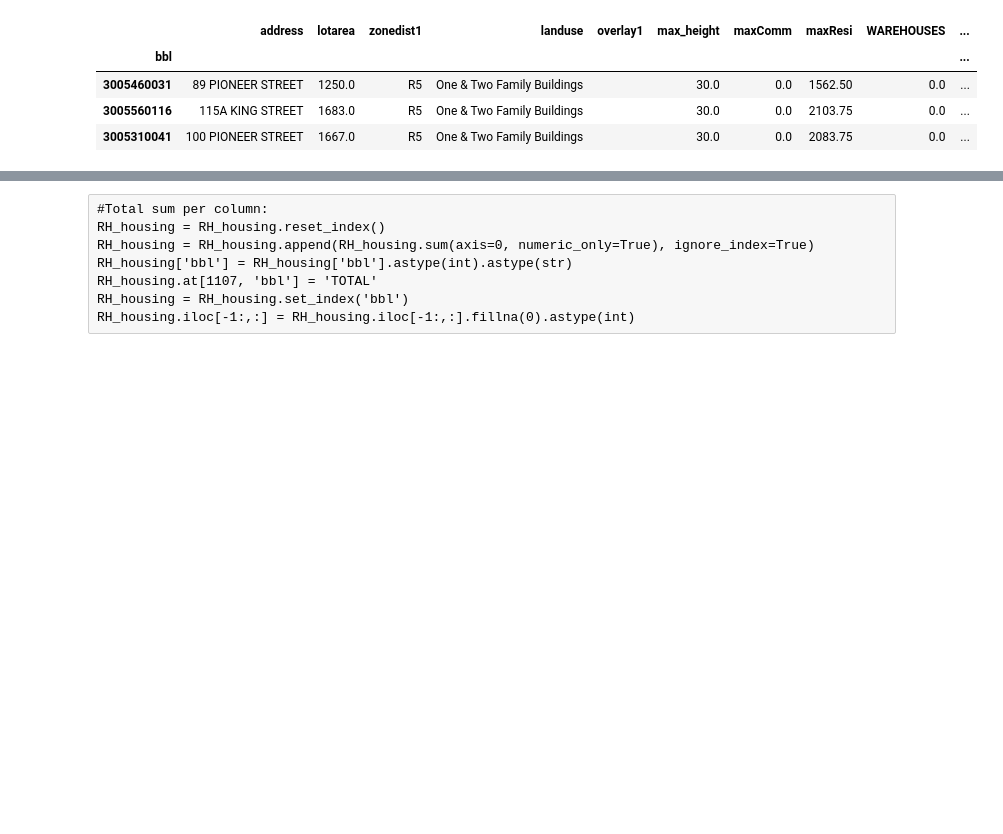
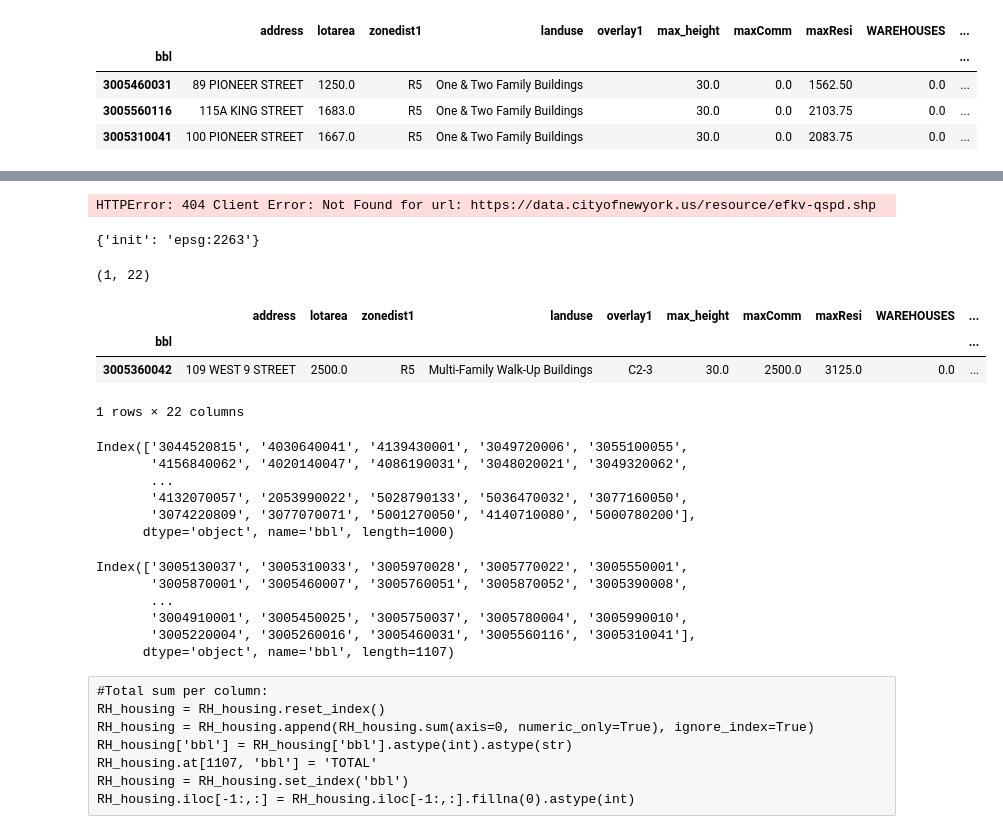
Before and after one commit to drawbrooklyn/RH_zoningAnalysis, a Jupyter notebook: Wolcott_jobs_analysis_20191025.ipynb, the cells around one changed output, grey strips where cells are left out. Drawn from its saved outputs; the diff is of its cells as text; code cells hidden in the pictures; blank space fills up the shorter version.

```diff
--- a/Wolcott_jobs_analysis_20191025.ipynb
+++ b/Wolcott_jobs_analysis_20191025.ipynb
@@ -958,0 +1051,18 @@ RH_analysis.to_csv("RH_analysis_1120.csv")
+# %%
+import requests
+from shapely.geometry import shape
+
+r = requests.get("https://data.cityofnewyork.us/resource/efkv-qspd.shp")
+r.raise_for_status()
+
+data = r.json()
+for d in data:
+    d['the_geom'] = shape(d['the_geom'])
+
+bldg_shp = gpd.GeoDataFrame(data).set_geometry('the_geom')
+bldg_shp = bldg_shp.rename(columns = {'mpluto_bbl':'bbl'})#.set_index('bbl')
+
+print(bldg_shp.shape)
+bldg_shp.head(3)
+# %% [output]
+HTTPError: 404 Client Error: Not Found for url: https://data.cityofnewyork.us/resource/efkv-qspd.shp
@@ -959,3 +1072,38 @@ RH_analysis.to_csv("RH_analysis_1120.csv")
+# %%
+RH_analysis.crs
+# %% [output]
+{'init': 'epsg:2263'}
+# %%
+# dropping all that are not Red Hook by merging with PLUTO data
+
+RH_bldg_shp = RH_analysis.merge(bldg_shp[['groundelev','heightroof','the_geom']], left_index=True, right_index=True)
+
+print(RH_bldg_shp.shape)
+RH_bldg_shp.head(3)
+# %% [output]
+(1, 22)
+|  | address | lotarea | zonedist1 | landuse | overlay1 | max_height | maxComm | maxResi | WAREHOUSES | ... |
+| bbl |  |  |  |  |  |  |  |  |  | ... |
+| 3005360042 | 109 WEST 9 STREET | 2500.0 | R5 | Multi-Family Walk-Up Buildings | C2-3 | 30.0 | 2500.0 | 3125.0 | 0.0 | ... |
+1 rows × 22 columns
+# %%
+bldg_shp.index
+# %% [output]
+Index(['3044520815', '4030640041', '4139430001', '3049720006', '3055100055',
+       '4156840062', '4020140047', '4086190031', '3048020021', '3049320062',
+       ...
+       '4132070057', '2053990022', '5028790133', '5036470032', '3077160050',
+       '3074220809', '3077070071', '5001270050', '4140710080', '5000780200'],
+      dtype='object', name='bbl', length=1000)
+# %%
+RH_analysis.index
+# %% [output]
+Index(['3005130037', '3005310033', '3005970028', '3005770022', '3005550001',
+       '3005870001', '3005460007', '3005760051', '3005870052', '3005390008',
+       ...
+       '3004910001', '3005450025', '3005750037', '3005780004', '3005990010',
+       '3005220004', '3005260016', '3005460031', '3005560116', '3005310041'],
+      dtype='object', name='bbl', length=1107)
 # %% [raw]
 #Total sum per column:
 RH_housing = RH_housing.reset_index()
```
Also changed, not shown: parts of 11 cells of this notebook, 4 other files.
